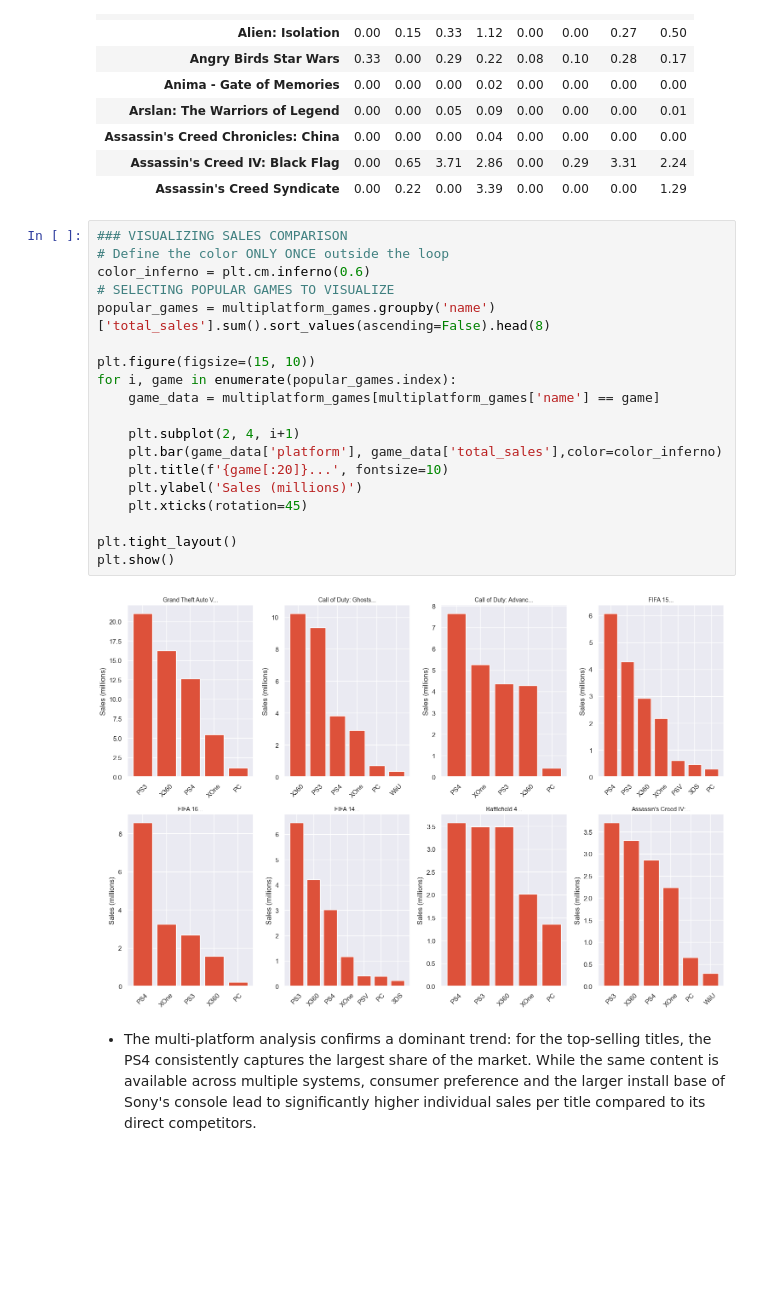
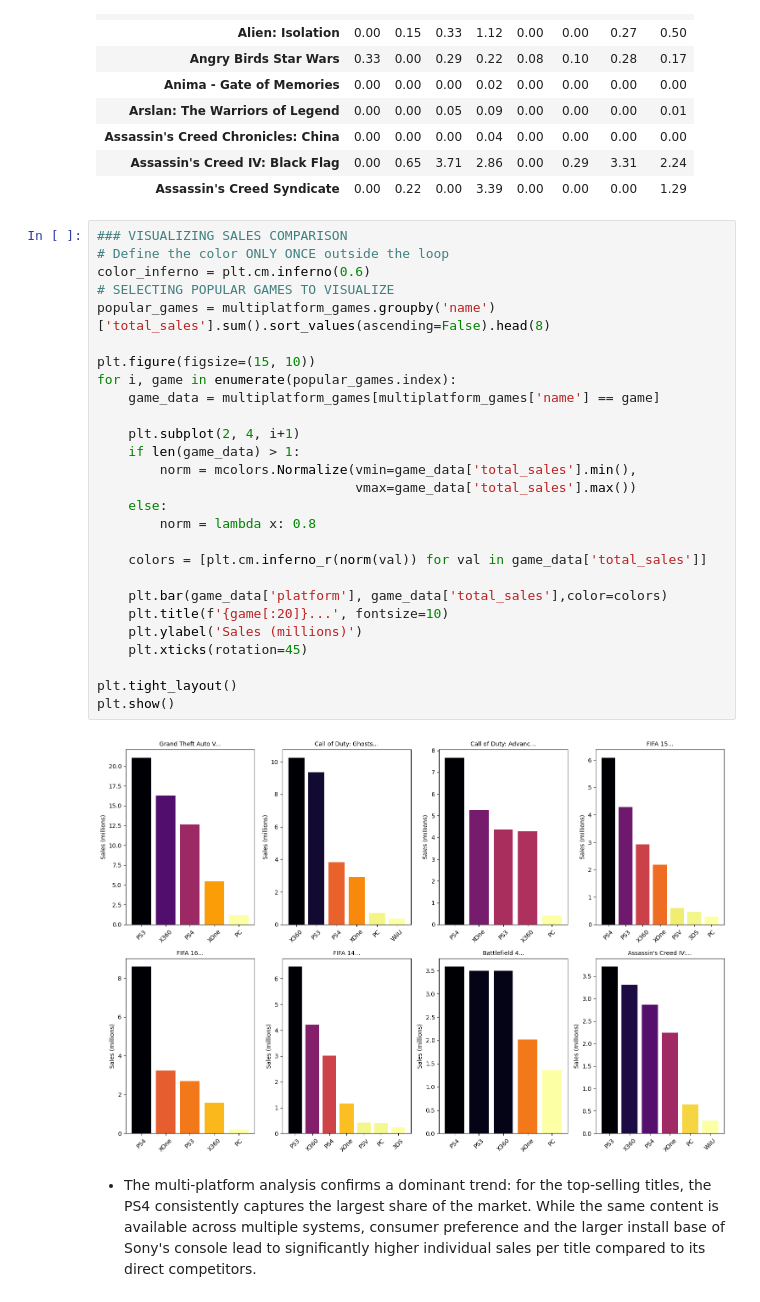
Before and after one commit to juliethrodri24-web/analisis_ventas_videojuegos_tienda, a Jupyter notebook: notebook.ipynb, the cells around one changed output. Cells and saved outputs as stored; diff of their text form; blank space fills up the shorter version.

```diff
--- a/notebook.ipynb
+++ b/notebook.ipynb
@@ -1111,24 +1111,32 @@ First 10 games - Sales per platform:
 # %%
 ### VISUALIZING SALES COMPARISON
 # Define the color ONLY ONCE outside the loop
 color_inferno = plt.cm.inferno(0.6)
 # SELECTING POPULAR GAMES TO VISUALIZE
 popular_games = multiplatform_games.groupby('name')['total_sales'].sum().sort_values(ascending=False).head(8)
 
 plt.figure(figsize=(15, 10))
 for i, game in enumerate(popular_games.index):
     game_data = multiplatform_games[multiplatform_games['name'] == game]
 
     plt.subplot(2, 4, i+1)
-    plt.bar(game_data['platform'], game_data['total_sales'],color=color_inferno)
+    if len(game_data) > 1:
+        norm = mcolors.Normalize(vmin=game_data['total_sales'].min(),
+                                 vmax=game_data['total_sales'].max())
+    else:
+        norm = lambda x: 0.8
+
+    colors = [plt.cm.inferno_r(norm(val)) for val in game_data['total_sales']]
+
+    plt.bar(game_data['platform'], game_data['total_sales'],color=colors)
     plt.title(f'{game[:20]}...', fontsize=10)
     plt.ylabel('Sales (millions)')
     plt.xticks(rotation=45)
 
 plt.tight_layout()
 plt.show()
 # %% [output]
-[figure, old version]
+[figure, new version]
 # %% [markdown]
 - The multi-platform analysis confirms a dominant trend: for the top-selling titles, the PS4 consistently captures the largest share of the market. While the same content is available across multiple systems, consumer preference and the larger install base of Sony's console lead to significantly higher individual sales per title compared to its direct competitors.
 # %%
```
Also changed, not shown: parts of 42 cells of this notebook.
